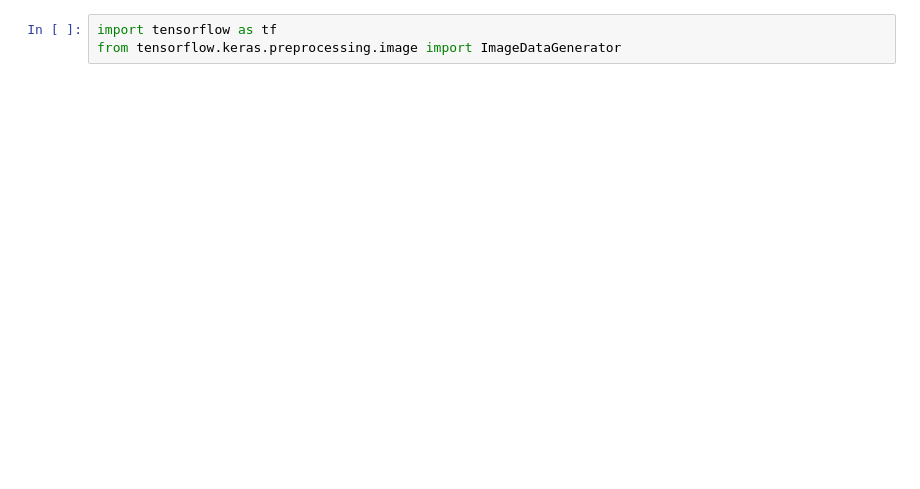
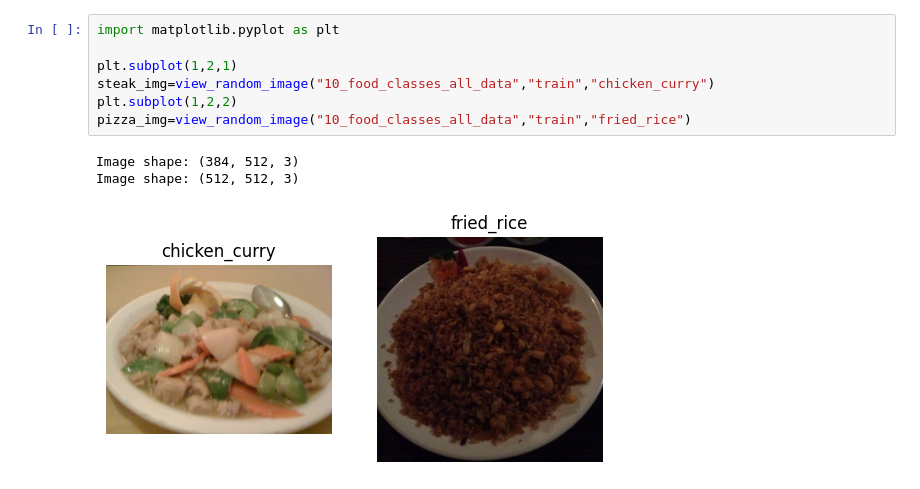
Before and after one commit to Darius-Cos/Deep-Learning-Journey, a Jupyter notebook: Computer_Vision/CNN_classification.ipynb, the cells around one changed output. Saved outputs shown, nothing was run; the diff lists cells and outputs as text; blank space fills up the shorter version.

```diff
--- a/Computer_Vision/CNN_classification.ipynb
+++ b/Computer_Vision/CNN_classification.ipynb
@@ -56,3 +65,11 @@ image=view_random_image("pizza_steak","train","pizza")
 # %%
-import tensorflow as tf
-from tensorflow.keras.preprocessing.image import ImageDataGenerator
+import matplotlib.pyplot as plt
+
+plt.subplot(1,2,1)
+steak_img=view_random_image("10_food_classes_all_data","train","chicken_curry")
+plt.subplot(1,2,2)
+pizza_img=view_random_image("10_food_classes_all_data","train","fried_rice")
+# %% [output]
+Image shape: (384, 512, 3)
+Image shape: (512, 512, 3)
+[figure, added]
```
Also changed, not shown: parts of 6 cells of this notebook, 1 other file.
